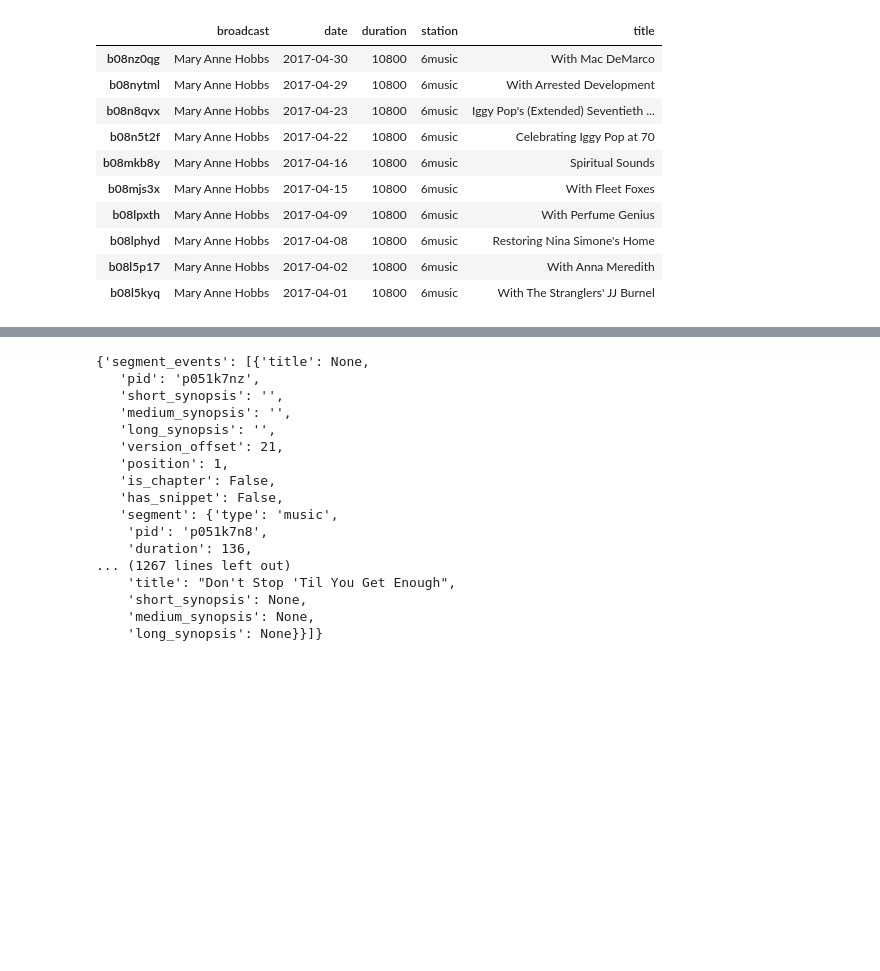
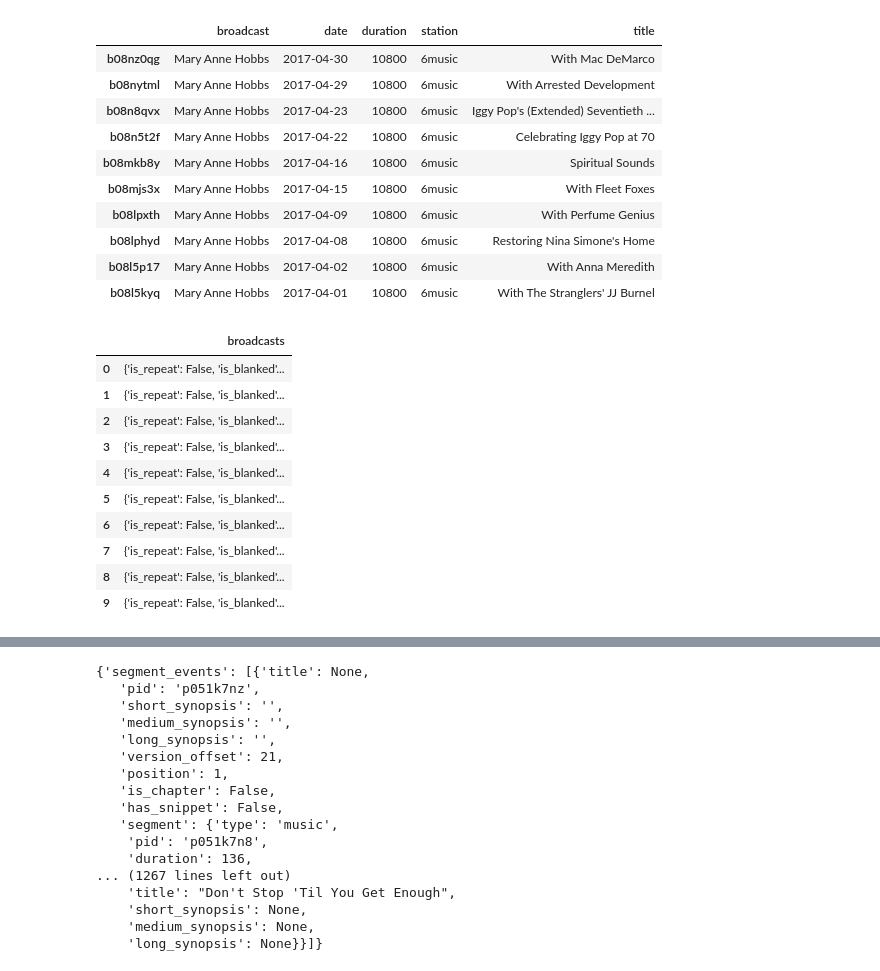
Before and after one commit to nicktids/shaped_by_radio, a Jupyter notebook: notebooks/Clifton-functions v0.1.ipynb, the cells around one changed output, grey strips where cells are left out. Cells and saved outputs as stored; diff of their text form; code cells hidden in the pictures; blank space fills up the shorter version.

```diff
--- a/notebooks/Clifton-functions.ipynb
+++ b/notebooks/Clifton-functions v0.1.ipynb
@@ -149,0 +152,14 @@ sj[2]
+# %%
+dfsj
+# %% [output]
+|  | broadcasts |
+| 0 | {'is_repeat': False, 'is_blanked'... |
+| 1 | {'is_repeat': False, 'is_blanked'... |
+| 2 | {'is_repeat': False, 'is_blanked'... |
+| 3 | {'is_repeat': False, 'is_blanked'... |
+| 4 | {'is_repeat': False, 'is_blanked'... |
+| 5 | {'is_repeat': False, 'is_blanked'... |
+| 6 | {'is_repeat': False, 'is_blanked'... |
+| 7 | {'is_repeat': False, 'is_blanked'... |
+| 8 | {'is_repeat': False, 'is_blanked'... |
+| 9 | {'is_repeat': False, 'is_blanked'... |
```
Also changed, not shown: parts of 17 cells of this notebook, 5 other files.
